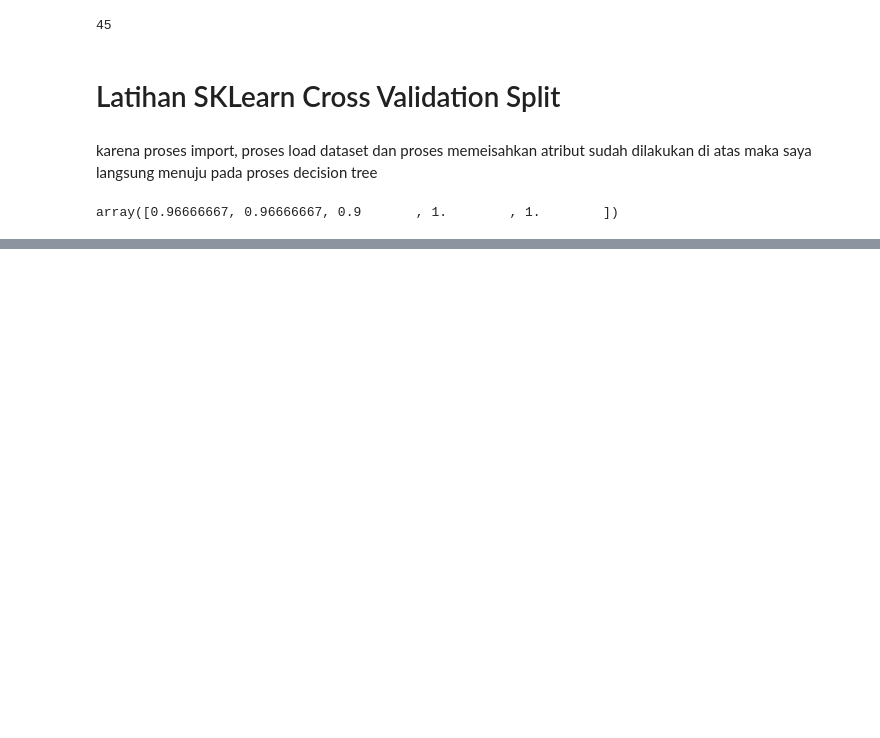
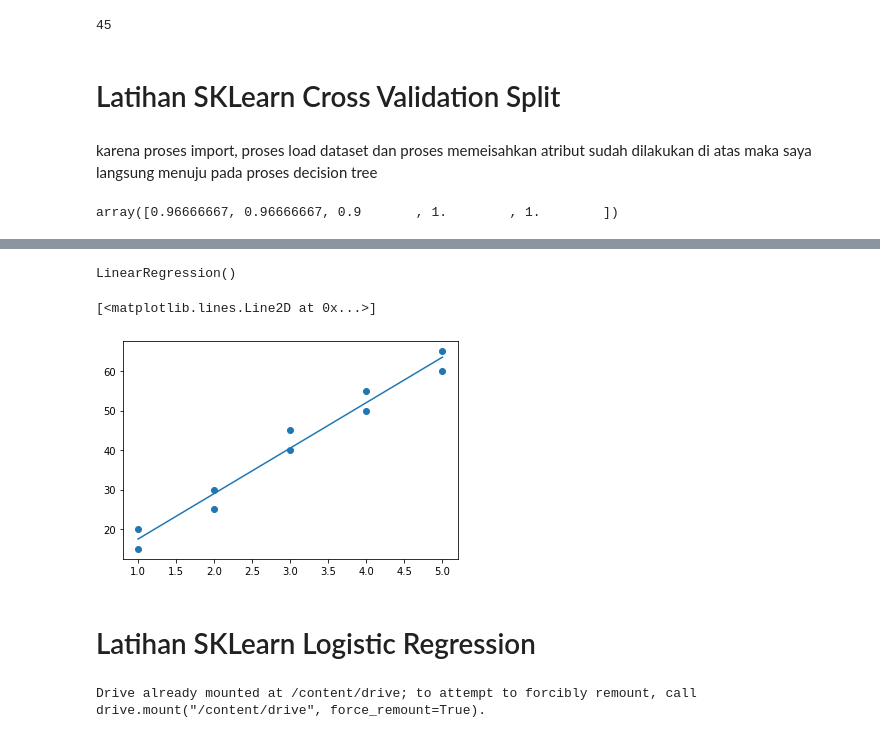
Before and after one commit to kurrnia/Dicoding, a Jupyter notebook: Dicoding1.ipynb, the cells around one changed output, grey strips where cells are left out. Saved outputs shown, nothing was run; the diff lists cells and outputs as text; code cells hidden in the pictures; blank space fills up the shorter version.

```diff
--- a/Dicoding1.ipynb
+++ b/Dicoding1.ipynb
@@ -87,0 +191,25 @@ array([0.96666667, 0.96666667, 0.9       , 1.        , 1.        ])
+# %%
+from sklearn.linear_model import LinearRegression
+
+# training model dengan Linier Regression.fit()
+kamar = kamar.reshape(-1,1)
+linreg = LinearRegression()
+linreg.fit(kamar, rumah_price)
+# %% [output]
+LinearRegression()
+# %%
+# menampilkan plot hubungan antara jumlak kamar dengan harga rumah
+plt.scatter(kamar, rumah_price)
+plt.plot(kamar, linreg.predict(kamar))
+# %% [output]
+[<matplotlib.lines.Line2D at 0x...>]
+[figure, added]
+# %% [markdown]
+# Latihan SKLearn Logistic Regression
+# %%
+from google.colab import drive
+drive.mount('/content/drive')
+import sys
+sys.path.append('/content/drive/My Drive/Colab Notebooks/Dicoding py')
+# %% [output]
+Drive already mounted at /content/drive; to attempt to forcibly remount, call drive.mount("/content/drive", force_remount=True).
```
Also changed, not shown: parts of 41 cells of this notebook.
